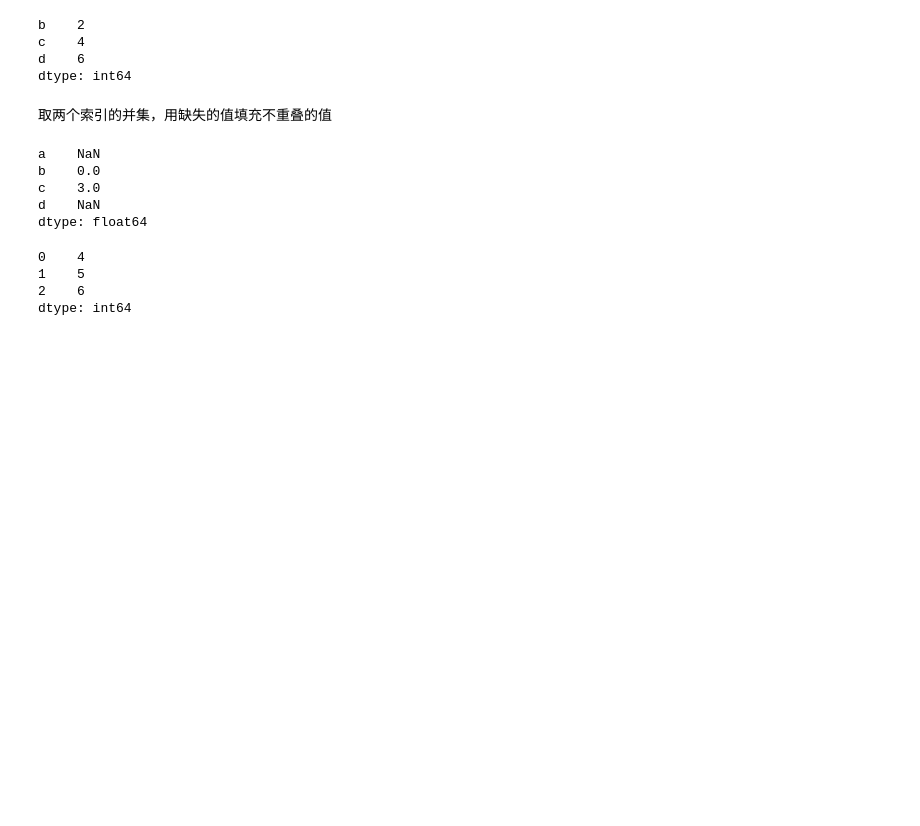
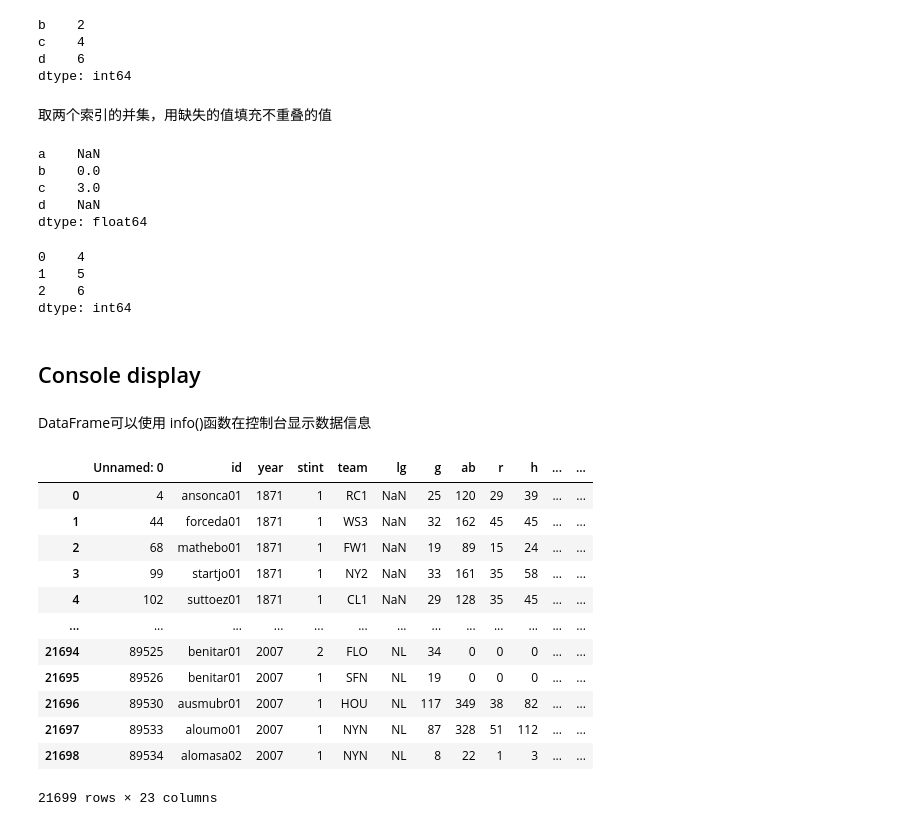
Before and after one commit to mangxiao2018/PandasSample, a Jupyter notebook: 100003-DataFrame.ipynb, the cells around one changed output. Cells and saved outputs as stored; diff of their text form; code cells hidden in the pictures; blank space fills up the shorter version.

Commit message:
Display

```diff
--- a/100003-DataFrame.ipynb
+++ b/100003-DataFrame.ipynb
@@ -594,3 +594,25 @@ np.maximum(ser4, idx)
 1    5
 2    6
 dtype: int64
+# %% [markdown]
+## Console display
+# %% [markdown]
+DataFrame可以使用 info()函数在控制台显示数据信息
+# %%
+baseball = pd.read_csv("data/baseball.csv")
+# %%
+baseball
+# %% [output]
+|  | Unnamed: 0 | id | year | stint | team | lg | g | ab | r | h | ... | ... |
+| 0 | 4 | ansonca01 | 1871 | 1 | RC1 | NaN | 25 | 120 | 29 | 39 | ... | ... |
+| 1 | 44 | forceda01 | 1871 | 1 | WS3 | NaN | 32 | 162 | 45 | 45 | ... | ... |
+| 2 | 68 | mathebo01 | 1871 | 1 | FW1 | NaN | 19 | 89 | 15 | 24 | ... | ... |
+| 3 | 99 | startjo01 | 1871 | 1 | NY2 | NaN | 33 | 161 | 35 | 58 | ... | ... |
+| 4 | 102 | suttoez01 | 1871 | 1 | CL1 | NaN | 29 | 128 | 35 | 45 | ... | ... |
+| ... | ... | ... | ... | ... | ... | ... | ... | ... | ... | ... | ... | ... |
+| 21694 | 89525 | benitar01 | 2007 | 2 | FLO | NL | 34 | 0 | 0 | 0 | ... | ... |
+| 21695 | 89526 | benitar01 | 2007 | 1 | SFN | NL | 19 | 0 | 0 | 0 | ... | ... |
+| 21696 | 89530 | ausmubr01 | 2007 | 1 | HOU | NL | 117 | 349 | 38 | 82 | ... | ... |
+| 21697 | 89533 | aloumo01 | 2007 | 1 | NYN | NL | 87 | 328 | 51 | 112 | ... | ... |
+| 21698 | 89534 | alomasa02 | 2007 | 1 | NYN | NL | 8 | 22 | 1 | 3 | ... | ... |
+21699 rows × 23 columns
```
Also changed, not shown: parts of 9 cells of this notebook, 1 other file.
